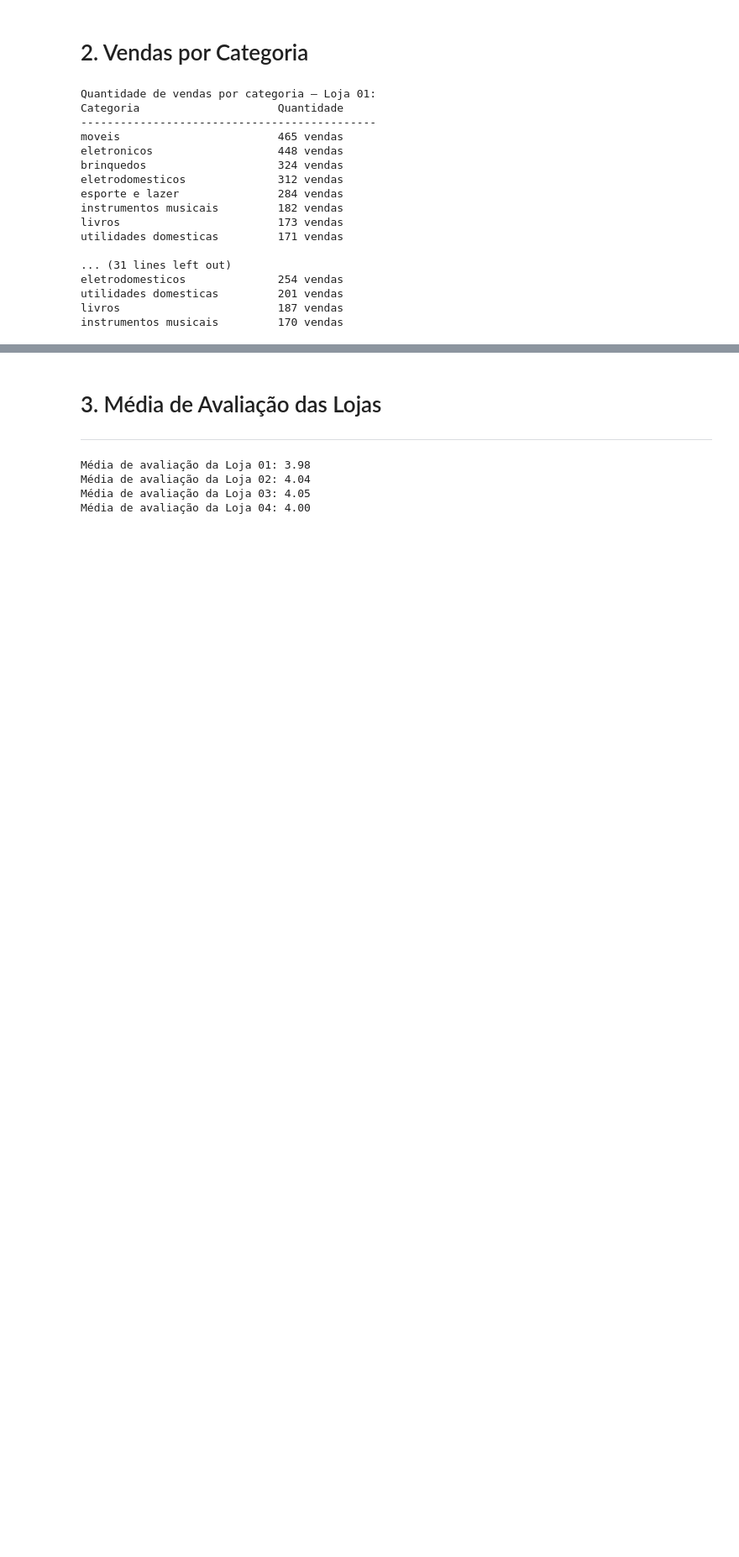
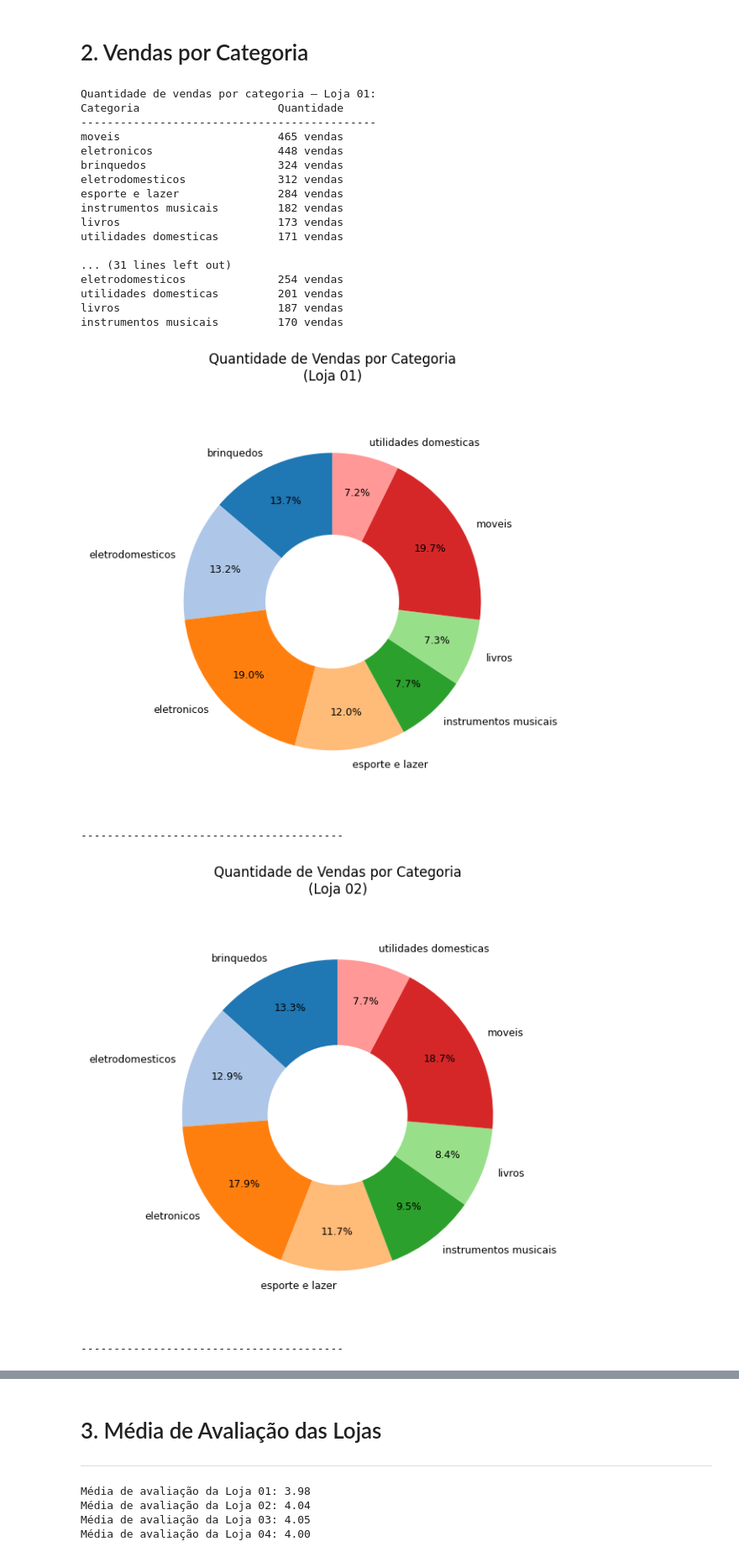
Before and after one commit to allisonribeirodf/alura-store-challenge, a Jupyter notebook: notebooks/AluraStoreBr.ipynb, the cells around one changed output, grey strips where cells are left out. Shown: that part at 84% size. Saved outputs shown, nothing was run; the diff lists cells and outputs as text; code cells hidden in the pictures; blank space fills up the shorter version.

```diff
--- a/notebooks/AluraStoreBr.ipynb
+++ b/notebooks/AluraStoreBr.ipynb
@@ -131,3 +131,43 @@ eletrodomesticos              254 vendas
 utilidades domesticas         201 vendas
 livros                        187 vendas
 instrumentos musicais         170 vendas
+# %%
+df_all = pd.concat([loja, loja2, loja3, loja4], ignore_index=True)
+vendas_loja_cat = (
+    df_all
+      .groupby(["loja", "Categoria do Produto"])
+      .size()
+      .reset_index(name="Quantidade")
+)
+
+cmap = plt.get_cmap("tab20")
+cores = cmap.colors[:8]
+
+for nome in vendas_loja_cat["loja"].unique():
+    df_temp = vendas_loja_cat[vendas_loja_cat["loja"] == nome]
+    labels = df_temp["Categoria do Produto"]
+    sizes  = df_temp["Quantidade"]
+
+    fig, ax = plt.subplots(figsize=(6, 6))
+    wedges, texts, autotexts = ax.pie(
+        sizes,
+        labels=labels,
+        colors=cores,
+        autopct="%.1f%%",
+        startangle=90,
+        pctdistance=0.75,
+        textprops={"fontsize": 9}
+    )
+    centre = plt.Circle((0,0), 0.45, fc="white")
+    ax.add_artist(centre)
+    ax.set_title(f"Quantidade de Vendas por Categoria\n({nome})", pad=15)
+    ax.axis("equal")
+    plt.tight_layout()
+    plt.show()
+
+    print("\n" + "-"*40 + "\n")
+# %% [output]
+[figure, added]
+----------------------------------------
+[figure, added]
+----------------------------------------
```
Also changed, not shown: parts of 1 cell of this notebook.
